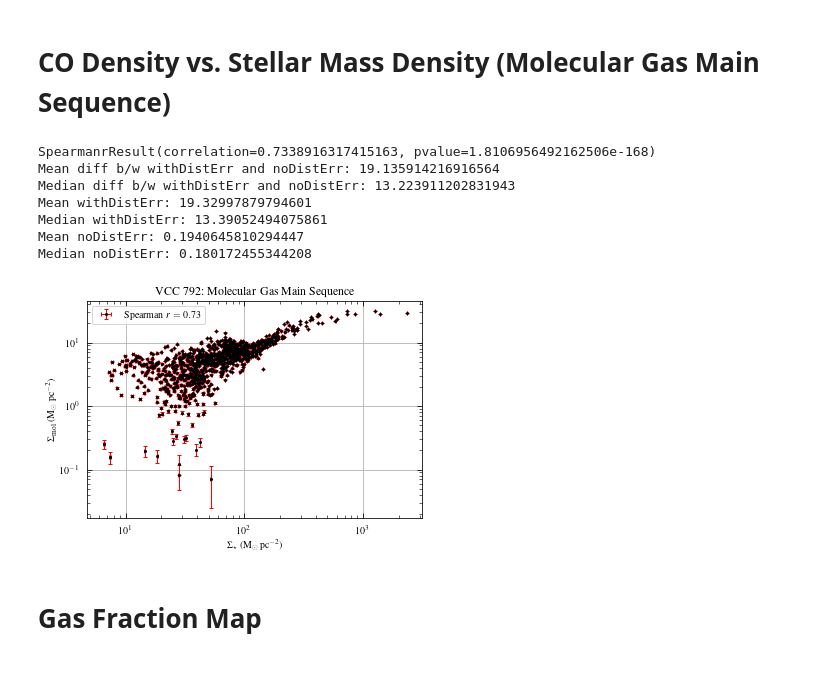
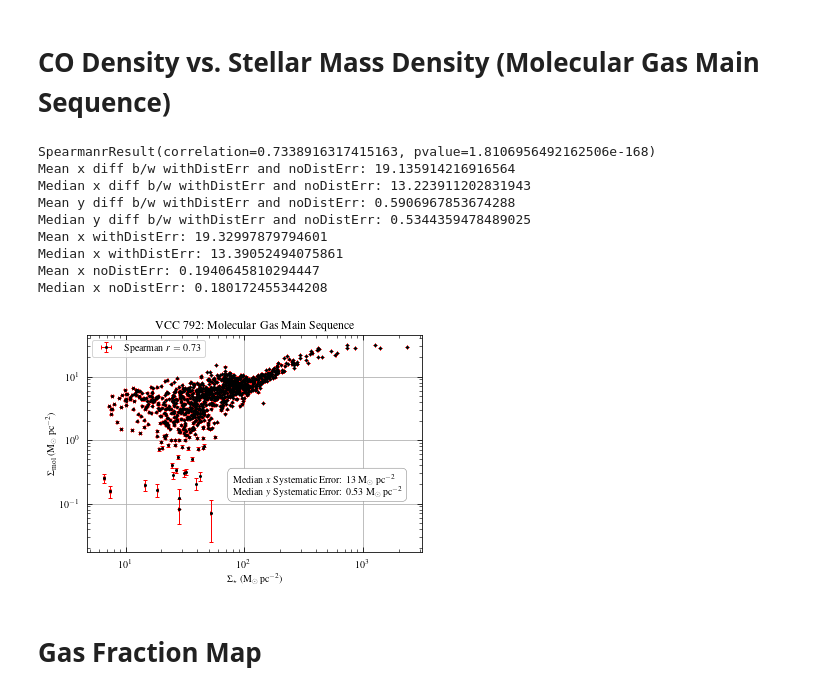
Before and after one commit to BearBearCodes/coop_f2021, a Jupyter notebook: warmup/stellar_mass_estimate.ipynb, the cells around one changed output. Cells and saved outputs as stored; diff of their text form; code cells hidden in the pictures.

```diff
--- a/warmup/stellar_mass_estimate.ipynb
+++ b/warmup/stellar_mass_estimate.ipynb
@@ -75,7 +77,7 @@ wcs_co = WCS(header_co)
 alpha_co = 4.35  # M_sun/pc^2 per K.km/s
 R_21 = 0.8  # dimensionless, ratio of CO(2-1) to CO(1-0)
 # Apply Eq. (7) of Brown et al. (2021)
-unc_co = alpha_co / R_21 * unc_co
+unc_co_noDistErr = alpha_co / R_21 * unc_co
 print("USING", co_type, "CO DATA")
 # %% [output]
 Filename: /arc/home/IsaacCheng/coop_f2021/vertico_data/v1.3/nyquistPix/9arcsec/NGC4380/NGC4380_7m+tp_co21_pbcorr_9as_np_round_mom0_Msolpc-2.fits
@@ -676,54 +705,76 @@ plt.close("all")
 #
 spearman_corr = spearmanr(M_density[data_co > 0], data_co[data_co > 0])
 print(spearman_corr)
 #
 # Plot
 #
 fig, ax1 = plt.subplots()
 ebar1 = ax1.errorbar(
     x=M_density[data_co > 0],
     y=data_co[data_co > 0],
     xerr=M_density_err_noDistErr[data_co > 0],
-    yerr=unc_co[data_co > 0],
+    yerr=unc_co_noDistErr[data_co > 0],
     fmt=".",
     markersize=4,
     color="k",
     ecolor="r",
     elinewidth=1,
     capsize=2,
     label=f"Spearman $r = {spearman_corr[0]:.2f}$"
 )
 ebar1[-1][0].set_linestyle("-")
 ax1.set_ylabel(r"$\rm \Sigma_{mol}$ ($\rm M_\odot\; pc^{-2}$)")
 ax1.set_title("VCC 792: Molecular Gas Main Sequence")
 ax1.legend(loc="upper left")
 ax1.set_xlabel(r"$\rm \Sigma_{\star}$ ($\rm M_\odot\; pc^{-2}$)")
 # Add scalebar for systematic error
-sys_err_mean = np.mean(abs(abs(M_density_err_withDistErr[data_co > 0]) - abs(M_density_err_noDistErr[data_co > 0])))
-print("Mean diff b/w withDistErr and noDistErr:", sys_err_mean)
-sys_err_med = np.median(abs(abs(M_density_err_withDistErr[data_co > 0]) - abs(M_density_err_noDistErr[data_co > 0])))
-print("Median diff b/w withDistErr and noDistErr:", sys_err_med)
-print("Mean withDistErr:", np.mean(abs(M_density_err_withDistErr[data_co > 0])))
-print("Median withDistErr:", np.median(abs(M_density_err_withDistErr[data_co > 0])))
-print("Mean noDistErr:", np.mean(abs(M_density_err_noDistErr[data_co > 0])))
-print("Median noDistErr:", np.median(abs(M_density_err_noDistErr[data_co > 0])))
-# scalebar_start = 1e3
+sys_err_x_mean = np.mean(abs(abs(M_density_err_withDistErr[data_co > 0]) - abs(M_density_err_noDistErr[data_co > 0])))
+sys_err_x_med = np.median(abs(abs(M_density_err_withDistErr[data_co > 0]) - abs(M_density_err_noDistErr[data_co > 0])))
+sys_err_y_mean = np.mean(abs(unc_co_withDistErr[data_co > 0] - unc_co_noDistErr[data_co > 0]))
+sys_err_y_med = np.median(abs(unc_co_withDistErr[data_co > 0] - unc_co_noDistErr[data_co > 0]))
+print("Mean x diff b/w withDistErr and noDistErr:", sys_err_x_mean)
+print("Median x diff b/w withDistErr and noDistErr:", sys_err_x_med)
+print("Mean y diff b/w withDistErr and noDistErr:", sys_err_y_mean)
+print("Median y diff b/w withDistErr and noDistErr:", sys_err_y_med)
+print("Mean x withDistErr:", np.mean(abs(M_density_err_withDistErr[data_co > 0])))
+print("Median x withDistErr:", np.median(abs(M_density_err_withDistErr[data_co > 0])))
+print("Mean x noDistErr:", np.mean(abs(M_density_err_noDistErr[data_co > 0])))
+print("Median x noDistErr:", np.median(abs(M_density_err_noDistErr[data_co > 0])))
+# scalebar_start = 1e2
 # scalebar_y = 1e-1
-# ax1.plot([scalebar_start, scalebar_start + sys_err_med], [scalebar_y] * 2, "r-", linewidth=2)
-ax1.set_xscale("log")
-ax1.set_yscale("log")
+# ax1.plot([scalebar_start, scalebar_start + sys_err_med], [scalebar_y] * 2, "b-", linewidth=2)
+# ax1.hlines(scalebar_y, scalebar_start, scalebar_start + sys_err_med, "r", linewidth=2)
+# ax1.set_xscale("log")
+# ax1.set_yscale("log")
+sys_err_str = "\n".join(
+    (fr"Median $x$ Systematic Error: {{{sys_err_x_med:.0f}}} $\rm M_\odot\; pc^{{-2}}$",
+    fr"Median $y$ Systematic Error: {{{sys_err_y_med:.2f}}} $\rm M_\odot\; pc^{{-2}}$",)
+)
+txt_props = {
+    "boxstyle": "round",
+    "facecolor": "w",
+    "edgecolor": to_rgba("k", 0.5),
+    "lw": 0.5,
+    "alpha": None,
+    "pad": 0.5,
+}
+# txt_props = {"fancybox": True, "facecolor": "w", "frameon": True}
+ax1.text(0.8e2, 3e-1, sys_err_str, verticalalignment='top', bbox=txt_props)
+ax1.loglog()
 # ax1.set_aspect("equal")
-# fig.savefig("imgs/vcc792_MGMS_loglog_v2.pdf")
+# fig.savefig("imgs/vcc792_MGMS_loglog_v2.1.pdf")
 plt.show()
 # %% [output]
 SpearmanrResult(correlation=0.7338916317415163, pvalue=1.8106956492162506e-168)
-Mean diff b/w withDistErr and noDistErr: 19.135914216916564
-Median diff b/w withDistErr and noDistErr: 13.223911202831943
-Mean withDistErr: 19.32997879794601
-Median withDistErr: 13.39052494075861
-Mean noDistErr: 0.1940645810294447
-Median noDistErr: 0.180172455344208
+Mean x diff b/w withDistErr and noDistErr: 19.135914216916564
+Median x diff b/w withDistErr and noDistErr: 13.223911202831943
+Mean y diff b/w withDistErr and noDistErr: 0.5906967853674288
+Median y diff b/w withDistErr and noDistErr: 0.5344359478489025
+Mean x withDistErr: 19.32997879794601
+Median x withDistErr: 13.39052494075861
+Mean x noDistErr: 0.1940645810294447
+Median x noDistErr: 0.180172455344208
-[figure, old version]
+[figure, new version]
 # %% [markdown]
 # Gas Fraction Map
 # %%
```
Also changed, not shown: parts of 2 cells of this notebook, 2 other files.
